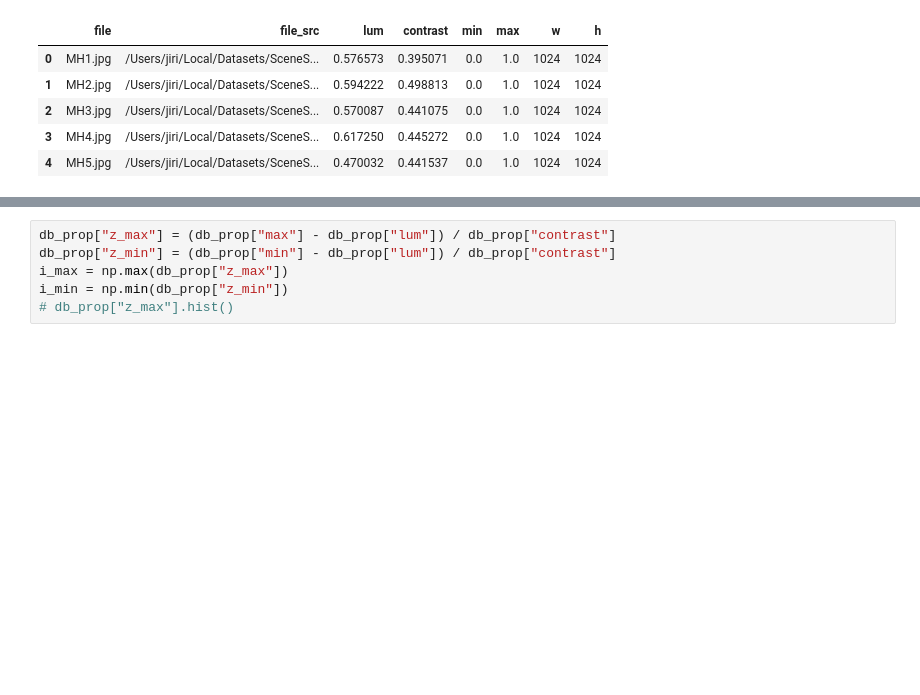
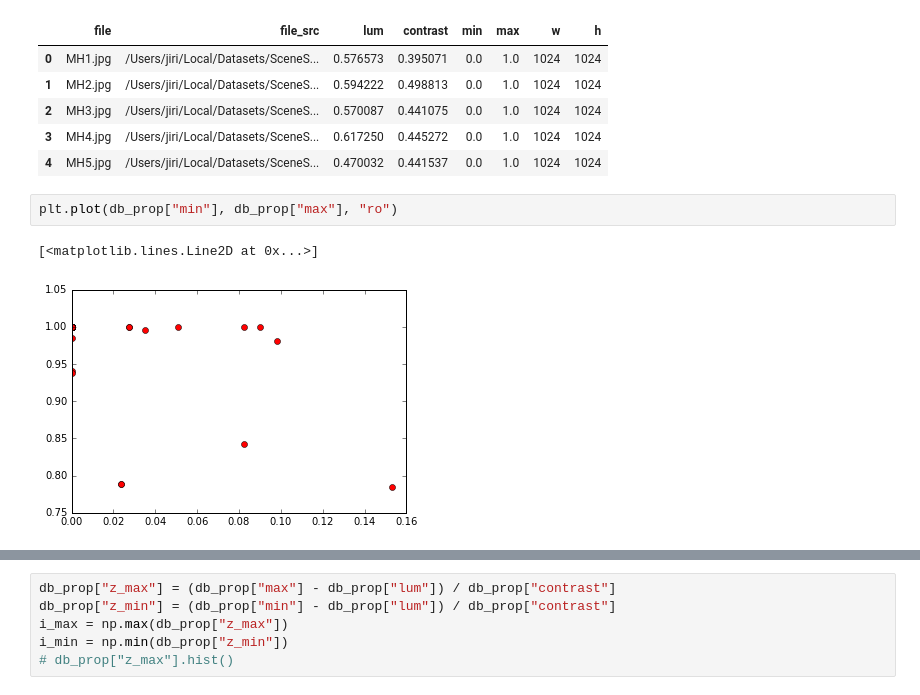
Before and after one commit to jirilukavsky/scenemixer, a Jupyter notebook: balance_images.ipynb, the cells around one changed output, grey strips where cells are left out. Drawn from its saved outputs; the diff is of its cells as text; blank space fills up the shorter version.

```diff
--- a/balance_images.ipynb
+++ b/balance_images.ipynb
@@ -125,3 +126,8 @@ db_prop.head()
 | 2 | MH3.jpg | /Users/jiri/Local/Datasets/SceneS... | 0.570087 | 0.441075 | 0.0 | 1.0 | 1024 | 1024 |
 | 3 | MH4.jpg | /Users/jiri/Local/Datasets/SceneS... | 0.617250 | 0.445272 | 0.0 | 1.0 | 1024 | 1024 |
 | 4 | MH5.jpg | /Users/jiri/Local/Datasets/SceneS... | 0.470032 | 0.441537 | 0.0 | 1.0 | 1024 | 1024 |
+# %%
+plt.plot(db_prop["min"], db_prop["max"], "ro")
+# %% [output]
+[<matplotlib.lines.Line2D at 0x...>]
+[figure, added]
```
Also changed, not shown: parts of 4 cells of this notebook.
